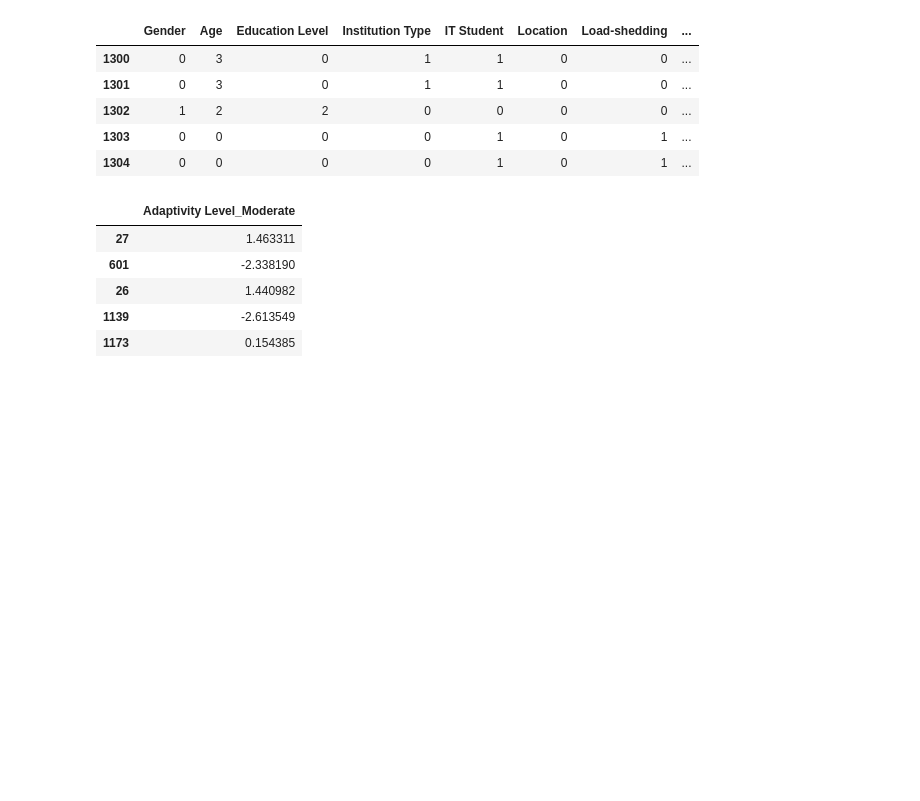
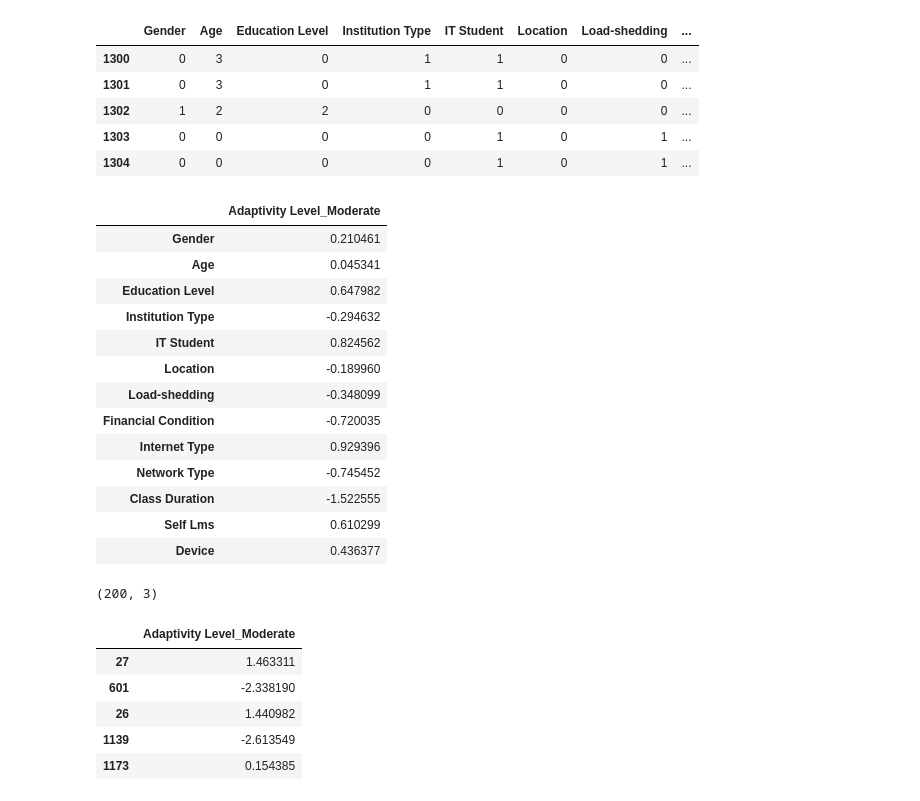
Before and after one commit to besteguney/EEE485, a Jupyter notebook: main.ipynb, the cells around one changed output. Cells and saved outputs as stored; diff of their text form; code cells hidden in the pictures; blank space fills up the shorter version.

```diff
--- a/main.ipynb
+++ b/main.ipynb
@@ -117,14 +118,3 @@ df.tail()
 | 1302 | 1 | 2 | 2 | 0 | 0 | 0 | 0 | ... |
 | 1303 | 0 | 0 | 0 | 0 | 1 | 0 | 1 | ... |
 | 1304 | 0 | 0 | 0 | 0 | 1 | 0 | 1 | ... |
-# %%
-# Logistic Regression
-df = df.sample(frac = 1)
-df_1 = df.drop(['Adaptivity Level_High', 'Adaptivity Level_Low'], axis=1)
-df_2 = df.drop(['Adaptivity Level_Moderate', 'Adaptivity Level_Low'], axis=1)
-df_3 = df.drop(['Adaptivity Level_High', 'Adaptivity Level_Moderate'], axis=1)
-
-train = df_1.iloc[:-200, :]
-test = df_1.iloc[-200:, :].astype(float)
-lr_1 = LogisticRegression(train, 0.03, 10000)
-test_pred = lr_1.prediction(test.iloc[:, :-1])
@@ -130,0 +125,25 @@ test_pred = lr_1.prediction(test.iloc[:, :-1])
+# %%
+# Logistic Regression
+logistic_regression = LogisticRegression(0.03, 10000)
+df_1 = df.drop(['Adaptivity Level_High', 'Adaptivity Level_Low'], axis=1)
+xtrain = df_1.iloc[:-200, :-1]
+ytrain = df_1.iloc[:-200, -1:]
+weight = np.zeros((13,1))
+parameters = logistic_regression.fit(xtrain, ytrain, weight)
+# %%
+parameters
+# %% [output]
+|  | Adaptivity Level_Moderate |
+| Gender | 0.210461 |
+| Age | 0.045341 |
+| Education Level | 0.647982 |
+| Institution Type | -0.294632 |
+| IT Student | 0.824562 |
+| Location | -0.189960 |
+| Load-shedding | -0.348099 |
+| Financial Condition | -0.720035 |
+| Internet Type | 0.929396 |
+| Network Type | -0.745452 |
+| Class Duration | -1.522555 |
+| Self Lms | 0.610299 |
+| Device | 0.436377 |
@@ -131,3 +177,7 @@ test_pred = lr_1.prediction(test.iloc[:, :-1])
+# %%
+classified.shape
+# %% [output]
+(200, 3)
 # %%
 test_pred.head()
 # %% [output]
```
Also changed, not shown: parts of 6 cells of this notebook, 3 other files.
